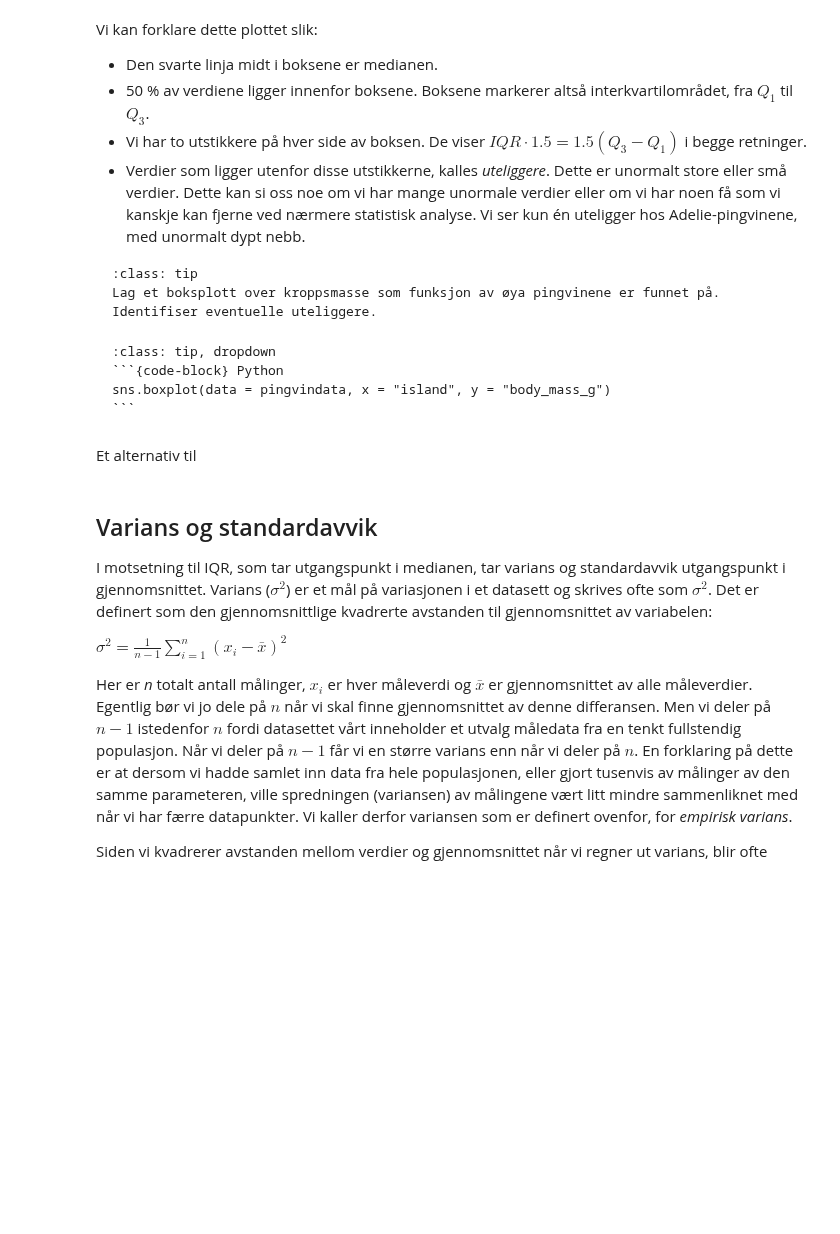
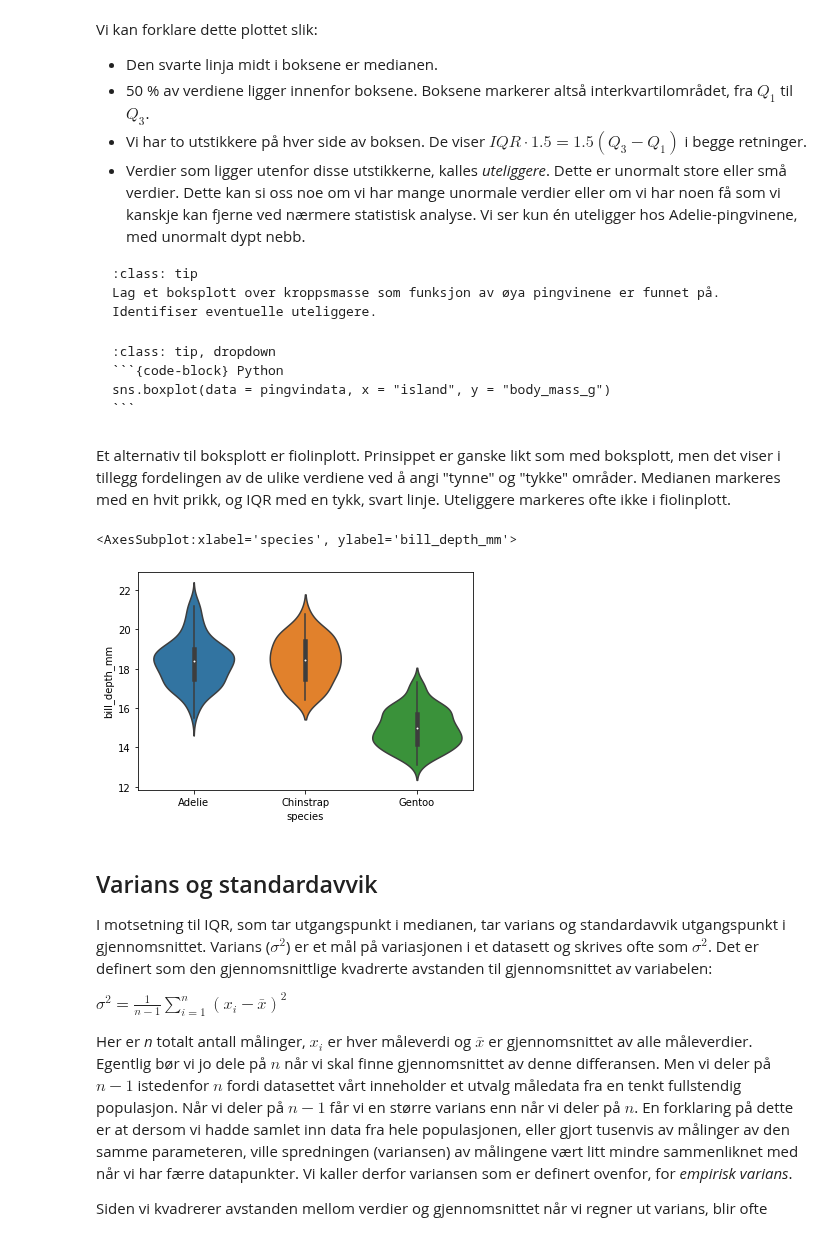
Before and after one commit to andreasdh/Programmering-og-modellering, a Jupyter notebook: docs/tema3_datahandtering/statistikk.ipynb, the cells around one changed output. Saved outputs shown, nothing was run; the diff lists cells and outputs as text; code cells hidden in the pictures; blank space fills up the shorter version.

`````diff
--- a/docs/tema3_datahandtering/statistikk.ipynb
+++ b/docs/tema3_datahandtering/statistikk.ipynb
@@ -34,0 +23,5 @@ pingvindata.describe()
+# %%
+import pandas as pd
+
+pingvindata = pd.read_csv("data/penguins.txt", delimiter = ",")
+pingvindata.describe()
@@ -105,8 +108,13 @@ Lag et boksplott over kroppsmasse som funksjon av øya pingvinene er funnet på.
 sns.boxplot(data = pingvindata, x = "island", y = "body_mass_g")
 ```
 ````
-# %% [markdown]
-Et alternativ til
+# %% [markdown]
+Et alternativ til boksplott er fiolinplott. Prinsippet er ganske likt som med boksplott, men det viser i tillegg fordelingen av de ulike verdiene ved å angi "tynne" og "tykke" områder. Medianen markeres med en hvit prikk, og IQR med en tykk, svart linje. Uteliggere markeres ofte ikke i fiolinplott.
+# %%
+sns.violinplot(data=pingvindata, x='species', y='bill_depth_mm')
+# %% [output]
+<AxesSubplot:xlabel='species', ylabel='bill_depth_mm'>
+[figure, added]
 # %% [markdown]
 ## Varians og standardavvik
 
`````
Also changed, not shown: parts of 4 cells of this notebook, 1 other file.
